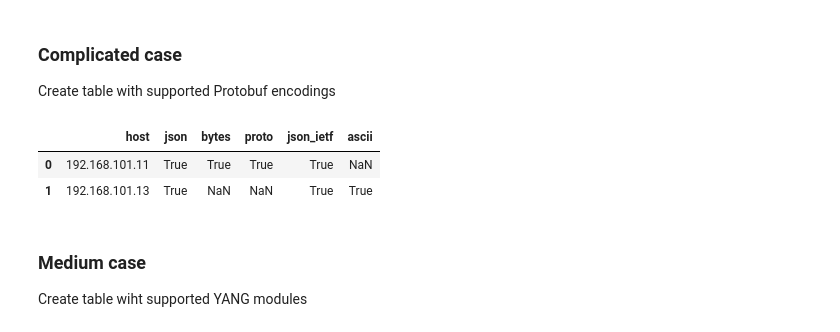
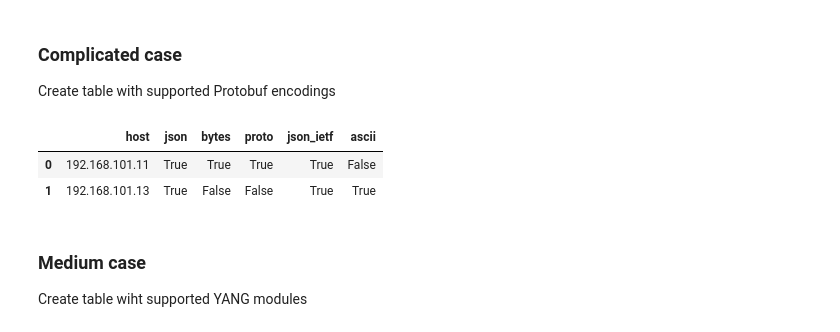
Before and after one commit to akarneliuk/pygnmi-jupyter-pandas, a Jupyter notebook: notebooks/01-gnmi-capabilities.ipynb, the cells around one changed output. Drawn from its saved outputs; the diff is of its cells as text; code cells hidden in the pictures.

```diff
--- a/notebooks/01-gnmi-capabilities.ipynb
+++ b/notebooks/01-gnmi-capabilities.ipynb
@@ -80,12 +80,12 @@ Create table with supported Protobuf encodings
 # %%
 encodings = [{"host": item[0], **{enc: True for enc in item[1]["supported_encodings"]}} for item in results]
 
-pd_encodings = pd.DataFrame(encodings)
+pd_encodings = pd.DataFrame(encodings).fillna(False)
 pd_encodings
 # %% [output]
 |  | host | json | bytes | proto | json_ietf | ascii |
-| 0 | 192.168.101.11 | True | True | True | True | NaN |
-| 1 | 192.168.101.13 | True | NaN | NaN | True | True |
+| 0 | 192.168.101.11 | True | True | True | True | False |
+| 1 | 192.168.101.13 | True | False | False | True | True |
 # %% [markdown]
 ### Medium case
 
```
Also changed, not shown: parts of 4 cells of this notebook.
